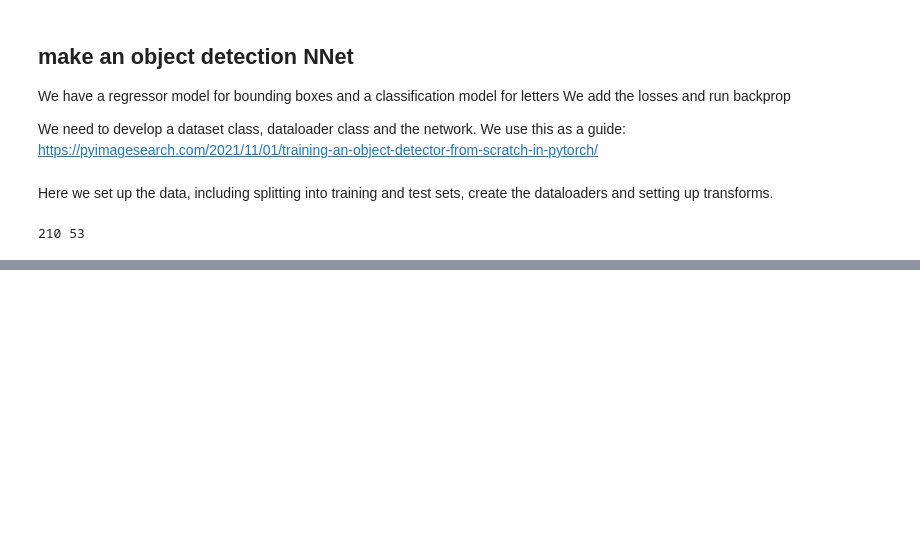
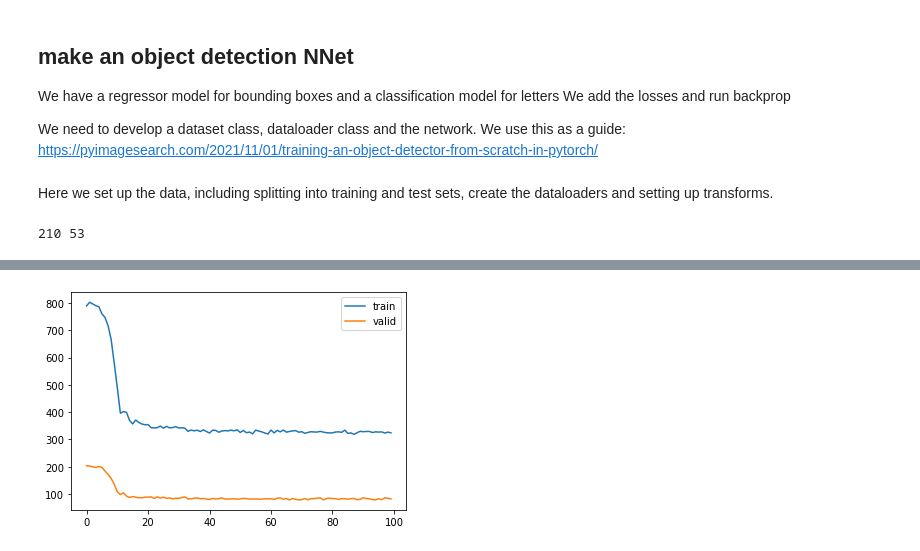
Before and after one commit to gdubbs100/boggle_player, a Jupyter notebook: boggle_training.ipynb, the cells around one changed output, grey strips where cells are left out. Drawn from its saved outputs; the diff is of its cells as text; code cells hidden in the pictures; blank space fills up the shorter version.

```diff
--- a/boggle_training.ipynb
+++ b/boggle_training.ipynb
@@ -451,0 +293,11 @@ validation loss: 20509.879
+# %%
+## L1 LOSS
+criterion = nn.SmoothL1Loss()
+criterion_handler = lambda pred, actual: criterion(pred, torch.flatten(actual, 1))
+
+net3 = ObjectDetector2(16)
+
+optimizer = optim.Adam(net3.parameters(), lr = 1.0e-04, weight_decay=1.0e-05)
+model_results3 = train_and_validate(net3, 100, trainDL, testDL, criterion_handler, optimizer, k = 10)
+pd.DataFrame(model_results3).plot();
+# %% [output]
@@ -451,0 +314 @@ validation loss: 20509.879
+[figure, added]
```
Also changed, not shown: parts of 43 cells of this notebook, 4 other files.
